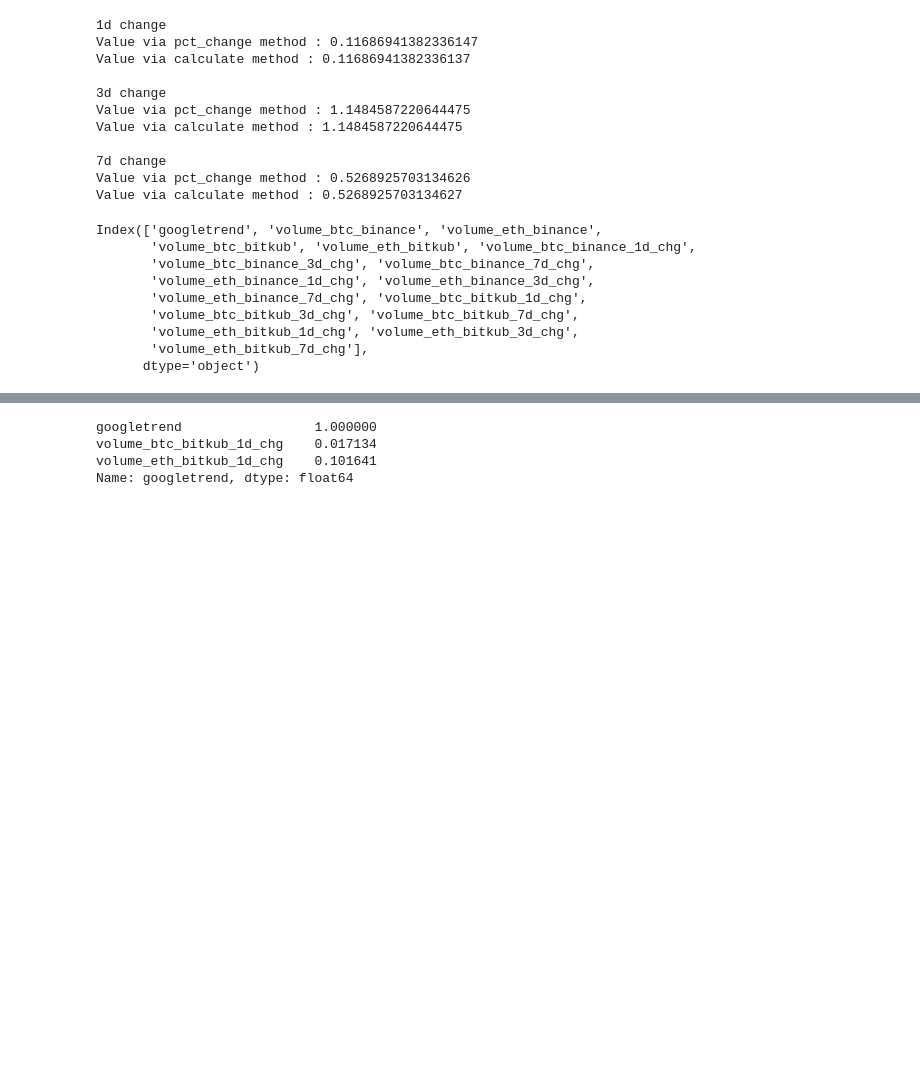
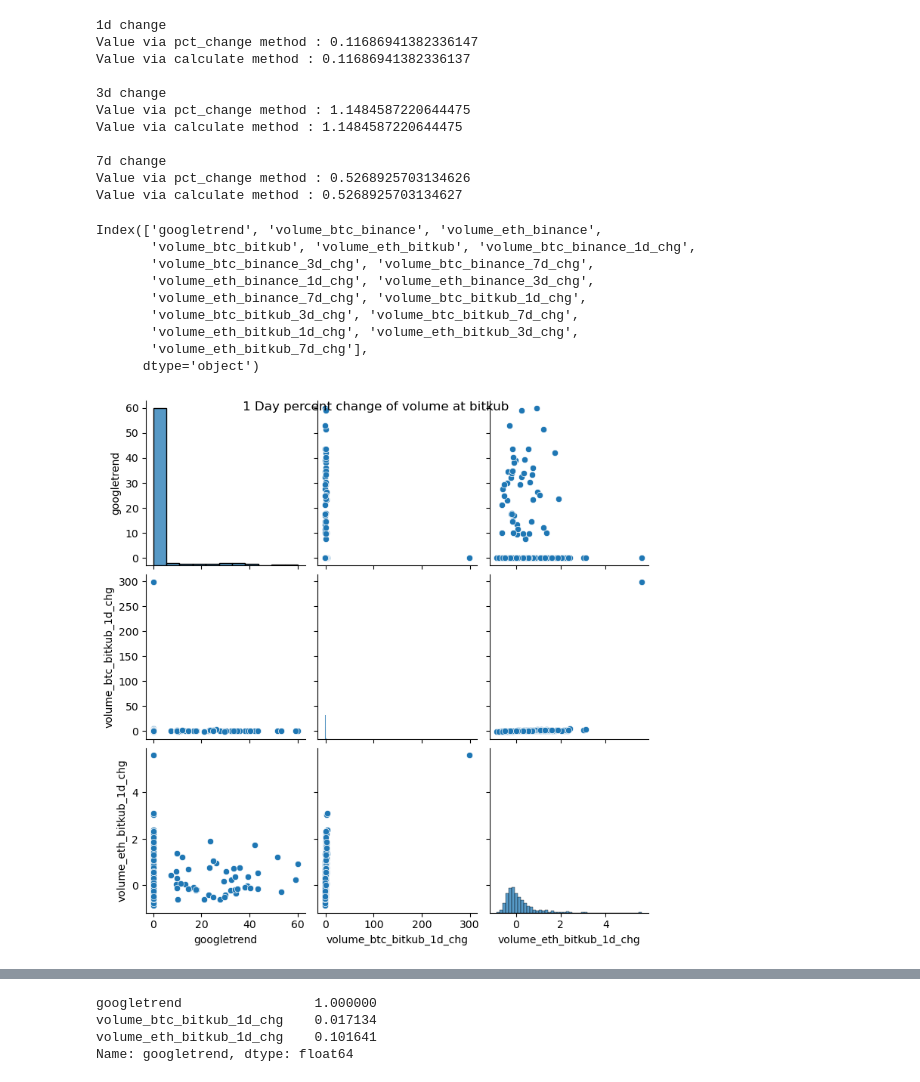
Before and after one commit to kimteespk/DADS5001_Miniproject_bitkub_googletrend, a Jupyter notebook: main_bitkub_googletrend.ipynb, the cells around one changed output, grey strips where cells are left out. Drawn from its saved outputs; the diff is of its cells as text; code cells hidden in the pictures; blank space fills up the shorter version.

```diff
--- a/main_bitkub_googletrend.ipynb
+++ b/main_bitkub_googletrend.ipynb
@@ -569,4 +544,12 @@ Index(['googletrend', 'volume_btc_binance', 'volume_eth_binance',
 # %%
 #sns.pairplot(df_joined)
 #plt.show()
+# %%
+# PLot เพื่อดู %chg ของ Volume เทียบกับ Google trend
+pp = sns.pairplot(df_joined[['googletrend', 'volume_btc_bitkub_1d_chg', 'volume_eth_bitkub_1d_chg']])
+pp.fig.suptitle('1 Day percent change of volume at bitkub')
+
+plt.show()
+# %% [output]
+[figure, added]
 # %%
```
Also changed, not shown: parts of 44 cells of this notebook.
